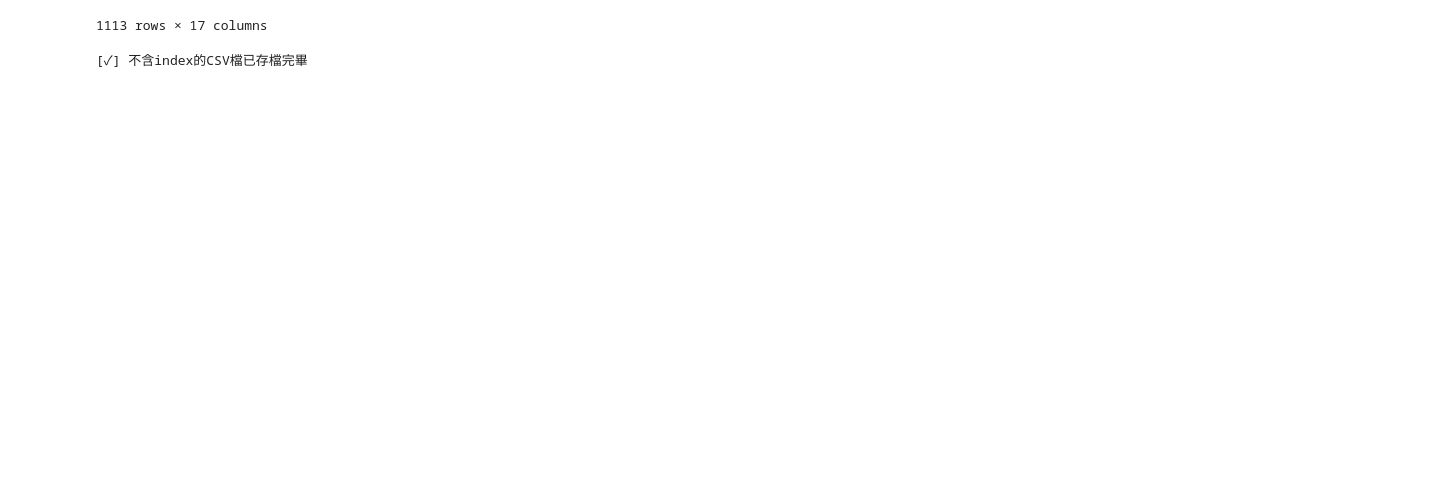
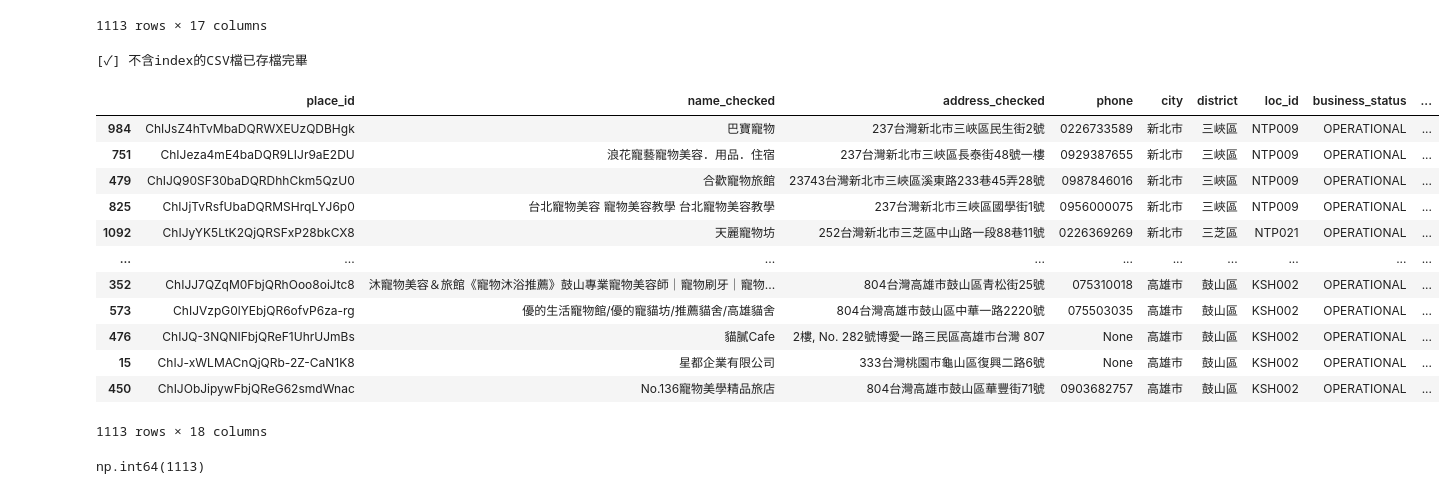
Before and after one commit to refinism-B/TJR103-Group-1-Project, a Jupyter notebook: code/2_arthur/notebook/pet_hotel_etl.ipynb, the cells around one changed output. Drawn from its saved outputs; the diff is of its cells as text; code cells hidden in the pictures; blank space fills up the shorter version.

```diff
--- a/code/2_arthur/notebook/pet_hotel_etl.ipynb
+++ b/code/2_arthur/notebook/pet_hotel_etl.ipynb
@@ -490,3 +491,26 @@ path = "data/processed/pet_hotel_ETL.csv"
 sd.store_to_csv_no_index(df_final, path)
 # %% [output]
 [✓] 不含index的CSV檔已存檔完畢
+# %%
+# 新增hotel_id欄位
+df_final["hotel_id"] = np.nan
+df_final
+# %% [output]
+|  | place_id | name_checked | address_checked | phone | city | district | loc_id | business_status | ... |
+| 984 | ChIJsZ4hTvMbaDQRWXEUzQDBHgk | 巴寶寵物 | 237台灣新北市三峽區民生街2號 | 0226733589 | 新北市 | 三峽區 | NTP009 | OPERATIONAL | ... |
+| 751 | ChIJeza4mE4baDQR9LIJr9aE2DU | 浪花寵藝寵物美容．用品．住宿 | 237台灣新北市三峽區長泰街48號一樓 | 0929387655 | 新北市 | 三峽區 | NTP009 | OPERATIONAL | ... |
+| 479 | ChIJQ90SF30baDQRDhhCkm5QzU0 | 合歡寵物旅館 | 23743台灣新北市三峽區溪東路233巷45弄28號 | 0987846016 | 新北市 | 三峽區 | NTP009 | OPERATIONAL | ... |
+| 825 | ChIJjTvRsfUbaDQRMSHrqLYJ6p0 | 台北寵物美容 寵物美容教學 台北寵物美容教學 | 237台灣新北市三峽區國學街1號 | 0956000075 | 新北市 | 三峽區 | NTP009 | OPERATIONAL | ... |
+| 1092 | ChIJyYK5LtK2QjQRSFxP28bkCX8 | 天麗寵物坊 | 252台灣新北市三芝區中山路一段88巷11號 | 0226369269 | 新北市 | 三芝區 | NTP021 | OPERATIONAL | ... |
+| ... | ... | ... | ... | ... | ... | ... | ... | ... | ... |
+| 352 | ChIJJ7QZqM0FbjQRhOoo8oiJtc8 | 沐寵物美容＆旅館《寵物沐浴推薦》鼓山專業寵物美容師｜寵物刷牙｜寵物... | 804台灣高雄市鼓山區青松街25號 | 075310018 | 高雄市 | 鼓山區 | KSH002 | OPERATIONAL | ... |
+| 573 | ChIJVzpG0lYEbjQR6ofvP6za-rg | 優的生活寵物館/優的寵貓坊/推薦貓舍/高雄貓舍 | 804台灣高雄市鼓山區中華一路2220號 | 075503035 | 高雄市 | 鼓山區 | KSH002 | OPERATIONAL | ... |
+| 476 | ChIJQ-3NQNIFbjQReF1UhrUJmBs | 貓膩Cafe | 2樓, No. 282號博愛一路三民區高雄市台灣 807 | None | 高雄市 | 鼓山區 | KSH002 | OPERATIONAL | ... |
+| 15 | ChIJ-xWLMACnQjQRb-2Z-CaN1K8 | 星都企業有限公司 | 333台灣桃園市龜山區復興二路6號 | None | 高雄市 | 鼓山區 | KSH002 | OPERATIONAL | ... |
+| 450 | ChIJObJipywFbjQReG62smdWnac | No.136寵物美學精品旅店 | 804台灣高雄市鼓山區華豐街71號 | 0903682757 | 高雄市 | 鼓山區 | KSH002 | OPERATIONAL | ... |
+1113 rows × 18 columns
+# %%
+num = df_final["hotel_id"].isna().sum()
+num
+# %% [output]
+np.int64(1113)
```
Also changed, not shown: parts of 4 cells of this notebook, 2 other files.
